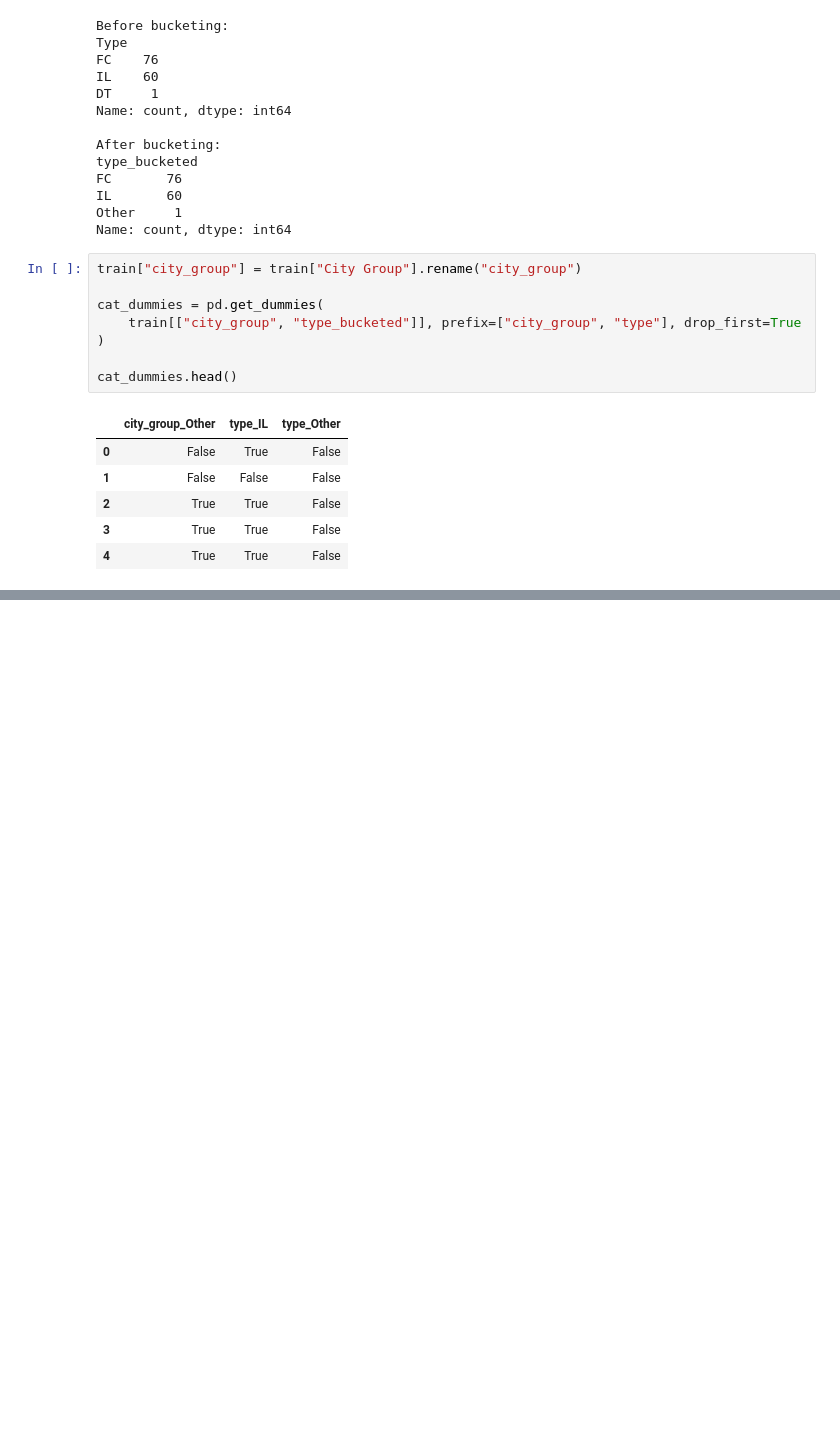
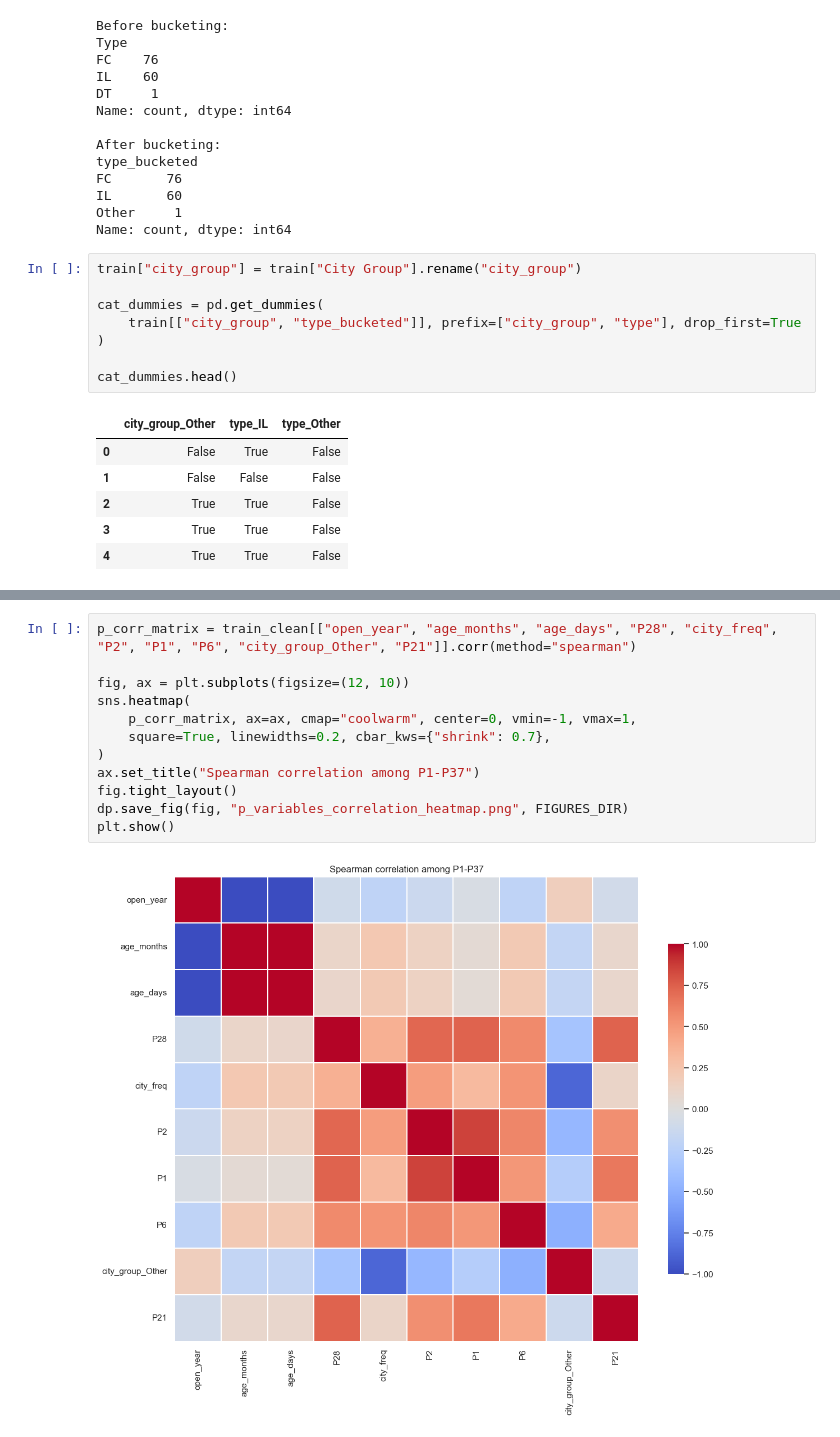
Before and after one commit to raqueljolis/tfi-revenue-case, a Jupyter notebook: notebooks/02_cleaning_features.ipynb, the cells around one changed output, grey strips where cells are left out. Saved outputs shown, nothing was run; the diff lists cells and outputs as text; blank space fills up the shorter version.

```diff
--- a/notebooks/02_cleaning_features.ipynb
+++ b/notebooks/02_cleaning_features.ipynb
@@ -163,0 +253,14 @@ Saved to ../data/processed/train_clean.csv
+# %%
+p_corr_matrix = train_clean[["open_year", "age_months", "age_days", "P28", "city_freq", "P2", "P1", "P6", "city_group_Other", "P21"]].corr(method="spearman")
+
+fig, ax = plt.subplots(figsize=(12, 10))
+sns.heatmap(
+    p_corr_matrix, ax=ax, cmap="coolwarm", center=0, vmin=-1, vmax=1,
+    square=True, linewidths=0.2, cbar_kws={"shrink": 0.7},
+)
+ax.set_title("Spearman correlation among P1-P37")
+fig.tight_layout()
+dp.save_fig(fig, "p_variables_correlation_heatmap.png", FIGURES_DIR)
+plt.show()
+# %% [output]
+[figure, added]
```
Also changed, not shown: parts of 15 cells of this notebook, 9 other files.
